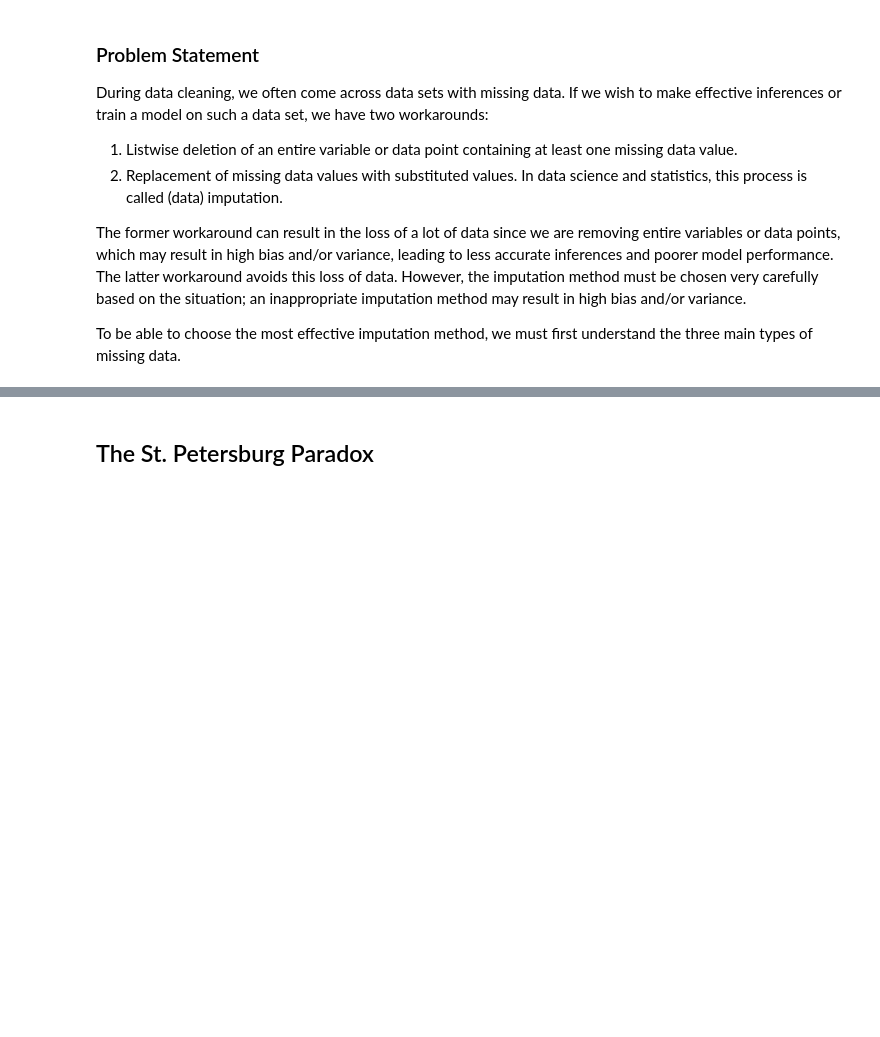
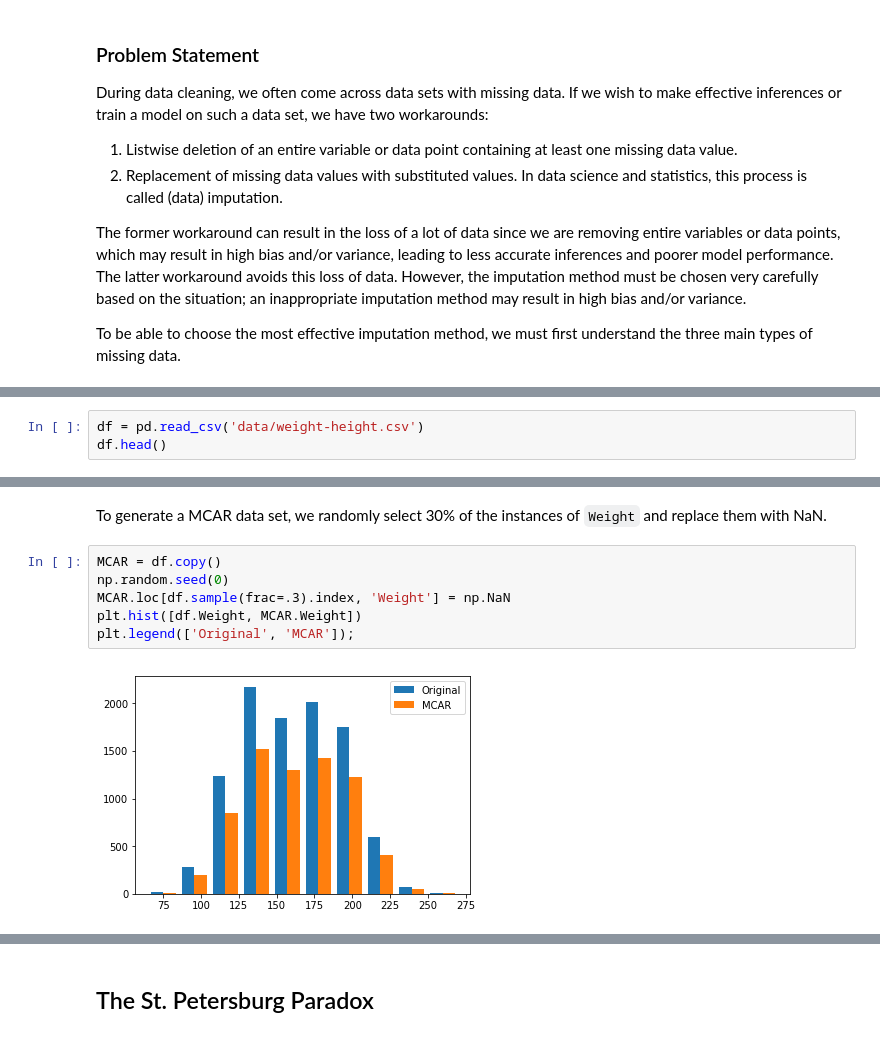
Before and after one commit to dleestat/quirky-data-science, a Jupyter notebook: quirky-data-science.ipynb, the cells around one changed output, grey strips where cells are left out. Drawn from its saved outputs; the diff is of its cells as text; blank space fills up the shorter version.

```diff
--- a/quirky-data-science.ipynb
+++ b/quirky-data-science.ipynb
@@ -238,0 +240,3 @@ Examples:
+# %%
+df = pd.read_csv('data/weight-height.csv')
+df.head()
@@ -238,0 +250,10 @@ Examples:
+# %% [markdown]
+To generate a MCAR data set, we randomly select 30% of the instances of `Weight` and replace them with NaN.
+# %%
+MCAR = df.copy()
+np.random.seed(0)
+MCAR.loc[df.sample(frac=.3).index, 'Weight'] = np.NaN
+plt.hist([df.Weight, MCAR.Weight])
+plt.legend(['Original', 'MCAR']);
+# %% [output]
+[figure, added]
```
Also changed, not shown: parts of 13 cells of this notebook.
